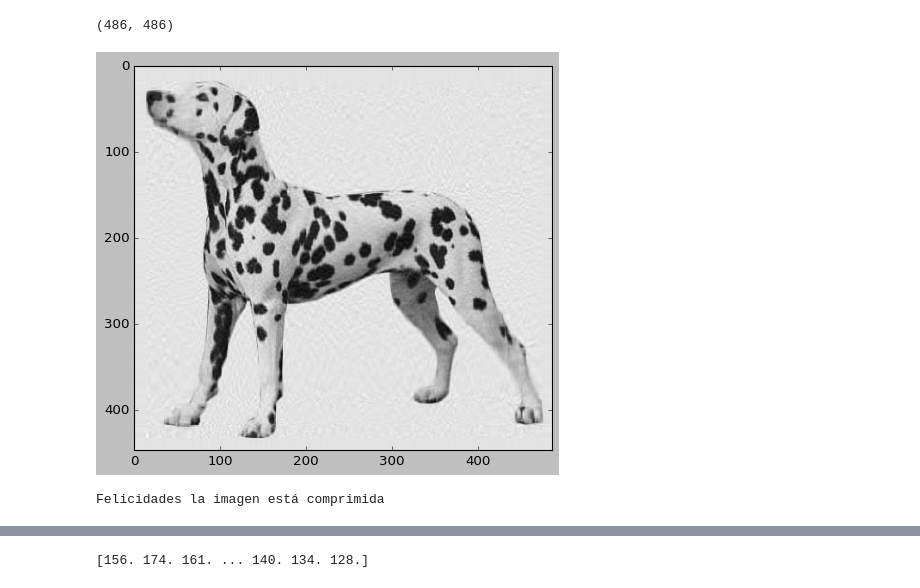
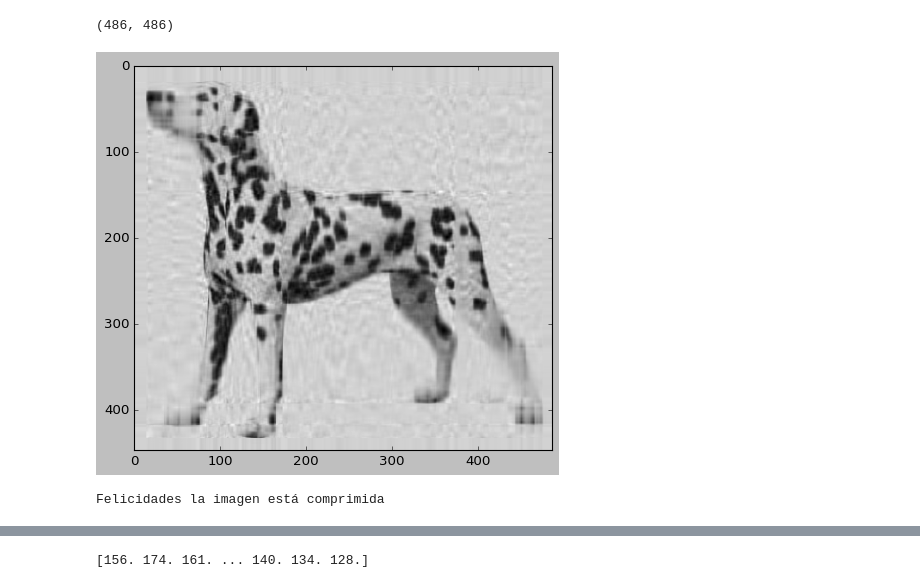
Before and after one commit to PosgradoMNA/-actividades-de-aprendizaje-Juan-sebastian-tellez-lopez, a Jupyter notebook: Reduccion_dimensiones_Juan_Tellez.ipynb, the cells around one changed output, grey strips where cells are left out. Drawn from its saved outputs; the diff is of its cells as text; code cells hidden in the pictures.

```diff
--- a/Reduccion_dimensiones_Juan_Tellez.ipynb
+++ b/Reduccion_dimensiones_Juan_Tellez.ipynb
@@ -397,12 +404,12 @@ V.shape
 # %% [output]
 (486, 486)
 # %%
-nvalue = 70
+nvalue = 30
 #------------------------------
 reconstimg = np.matrix(U[:,:nvalue])*np.diag(D[:nvalue])*np.matrix(V[:nvalue,:])
 plt.imshow(reconstimg,cmap='gray')
 plt.show()
 print("Felicidades la imagen está comprimida")
 # %% [output]
-[figure, old version]
+[figure, new version]
 Felicidades la imagen está comprimida
```
Also changed, not shown: parts of 4 cells of this notebook.
